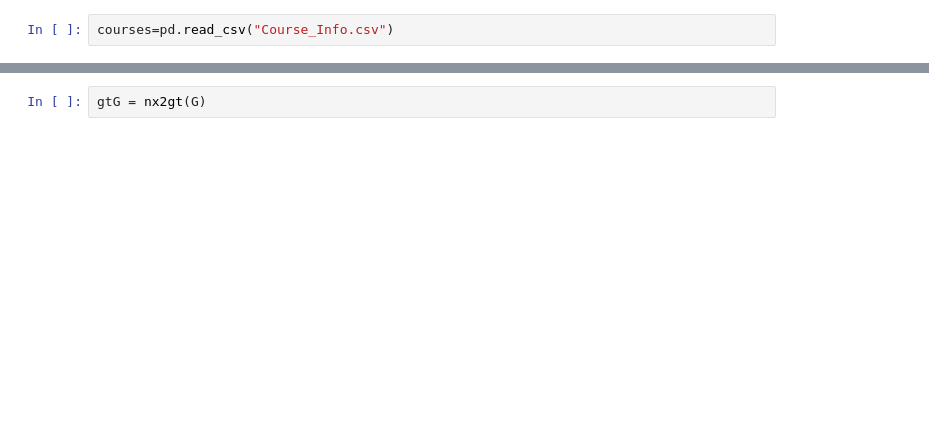
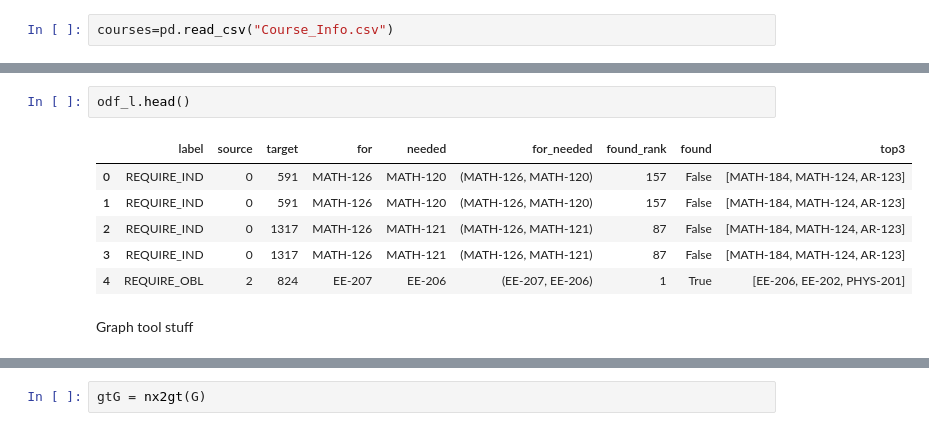
Before and after one commit to odorgergo/epfl_courses, a Jupyter notebook: GraphFromDesc.ipynb, the cells around one changed output, grey strips where cells are left out. Saved outputs shown, nothing was run; the diff lists cells and outputs as text; blank space fills up the shorter version.

```diff
--- a/GraphFromDesc.ipynb
+++ b/GraphFromDesc.ipynb
@@ -28,0 +217,11 @@ G=json_graph.node_link_graph(js_graph)
+# %%
+odf_l.head()
+# %% [output]
+|  | label | source | target | for | needed | for_needed | found_rank | found | top3 |
+| 0 | REQUIRE_IND | 0 | 591 | MATH-126 | MATH-120 | (MATH-126, MATH-120) | 157 | False | [MATH-184, MATH-124, AR-123] |
+| 1 | REQUIRE_IND | 0 | 591 | MATH-126 | MATH-120 | (MATH-126, MATH-120) | 157 | False | [MATH-184, MATH-124, AR-123] |
+| 2 | REQUIRE_IND | 0 | 1317 | MATH-126 | MATH-121 | (MATH-126, MATH-121) | 87 | False | [MATH-184, MATH-124, AR-123] |
+| 3 | REQUIRE_IND | 0 | 1317 | MATH-126 | MATH-121 | (MATH-126, MATH-121) | 87 | False | [MATH-184, MATH-124, AR-123] |
+| 4 | REQUIRE_OBL | 2 | 824 | EE-207 | EE-206 | (EE-207, EE-206) | 1 | True | [EE-206, EE-202, PHYS-201] |
+# %% [markdown]
+Graph tool stuff
```
Also changed, not shown: parts of 46 cells of this notebook, 3 other files.
